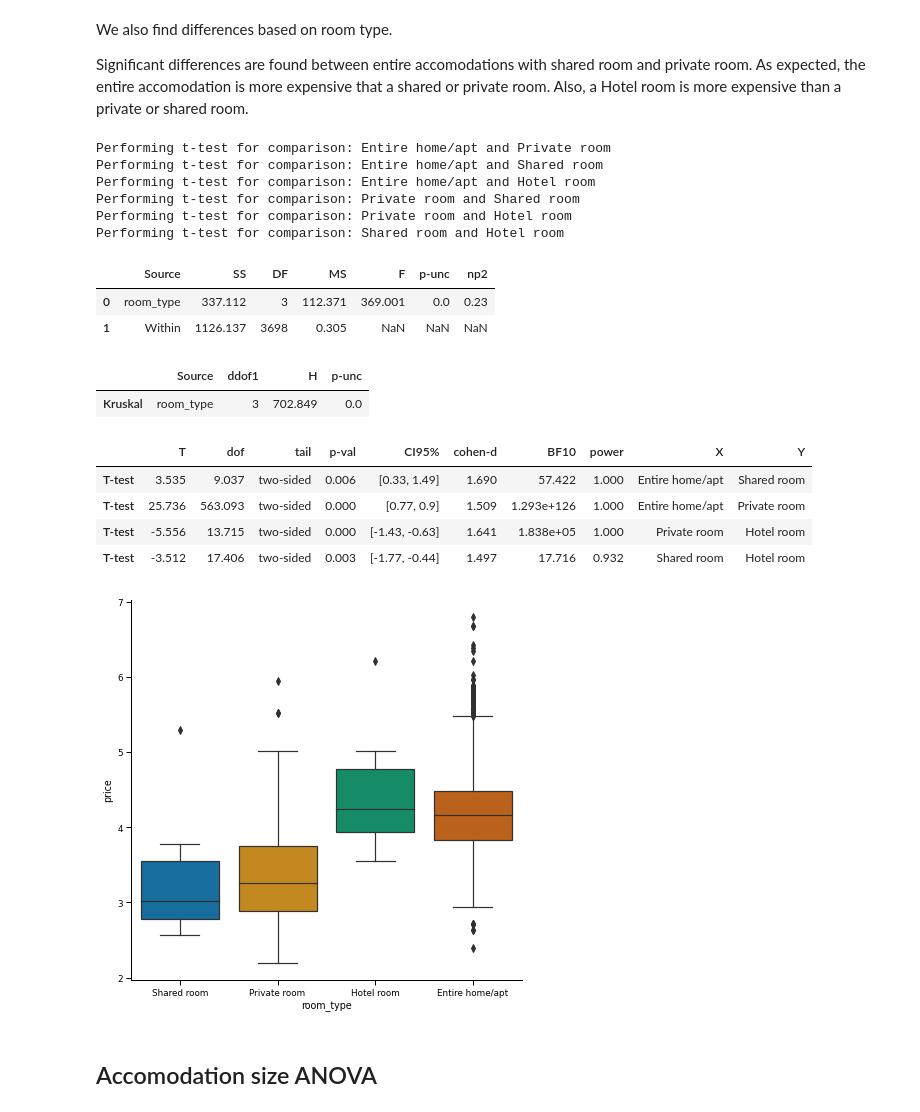
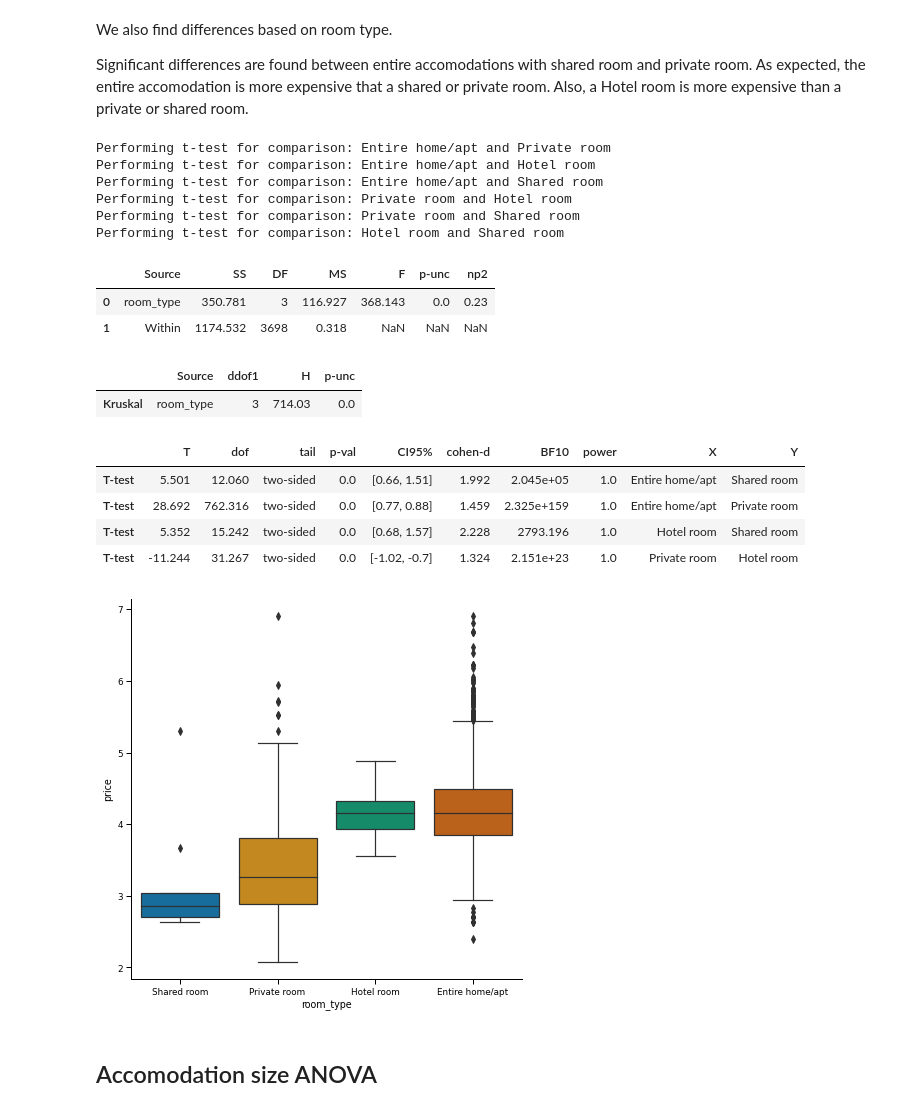
Before and after one commit to sbmoyano/data_science_projects, a Jupyter notebook: Airbnb_Malaga_correlation_regression/airbnb_malaga_supervised_learning_regression.ipynb, the cells around one changed output. Drawn from its saved outputs; the diff is of its cells as text; code cells hidden in the pictures.

```diff
--- a/Airbnb_Malaga_correlation_regression/airbnb_malaga_supervised_learning_regression.ipynb
+++ b/Airbnb_Malaga_correlation_regression/airbnb_malaga_supervised_learning_regression.ipynb
@@ -821,39 +825,39 @@ Significant differences are found between entire accomodations with shared room
 # %%
 # room list
 room_list = train['room_type'].unique().tolist()
 
 # ANOVA and Kruskal-Wallis
 anova_room = pg.anova(train, dv='price', between='room_type', detailed=True, effsize='np2')
 kruskal_room = pg.kruskal(train, dv='price', between='room_type', detailed=True)
 
 # pairwise-comparisons
-ttests = multiple_comparisons(train_X_y, room_list, 'room_type', 'price')
+ttests = multiple_comparisons(train, room_list, 'room_type', 'price')
 sig_comparisons = ttests[ttests['p-val'] <= .05].round(3).sort_values(by=['X', 'T'], ascending=True)
 display(anova_room.round(3), kruskal_room.round(3), sig_comparisons)
 
 # plot boxplot
 fig, ax = plt.subplots(figsize=(7, 7))
 sns.boxplot(x='room_type', y='price', data=train_X_y.sort_values(by=['room_type', 'price'], ascending=False),
             palette='colorblind')
 sns.despine()
 # %% [output]
 Performing t-test for comparison: Entire home/apt and Private room
+Performing t-test for comparison: Entire home/apt and Hotel room
 Performing t-test for comparison: Entire home/apt and Shared room
-Performing t-test for comparison: Entire home/apt and Hotel room
+Performing t-test for comparison: Private room and Hotel room
 Performing t-test for comparison: Private room and Shared room
-Performing t-test for comparison: Private room and Hotel room
-Performing t-test for comparison: Shared room and Hotel room
+Performing t-test for comparison: Hotel room and Shared room
 |  | Source | SS | DF | MS | F | p-unc | np2 |
-| 0 | room_type | 337.112 | 3 | 112.371 | 369.001 | 0.0 | 0.23 |
-| 1 | Within | 1126.137 | 3698 | 0.305 | NaN | NaN | NaN |
+| 0 | room_type | 350.781 | 3 | 116.927 | 368.143 | 0.0 | 0.23 |
+| 1 | Within | 1174.532 | 3698 | 0.318 | NaN | NaN | NaN |
 |  | Source | ddof1 | H | p-unc |
-| Kruskal | room_type | 3 | 702.849 | 0.0 |
+| Kruskal | room_type | 3 | 714.03 | 0.0 |
 |  | T | dof | tail | p-val | CI95% | cohen-d | BF10 | power | X | Y |
-| T-test | 3.535 | 9.037 | two-sided | 0.006 | [0.33, 1.49] | 1.690 | 57.422 | 1.000 | Entire home/apt | Shared room |
-| T-test | 25.736 | 563.093 | two-sided | 0.000 | [0.77, 0.9] | 1.509 | 1.293e+126 | 1.000 | Entire home/apt | Private room |
-| T-test | -5.556 | 13.715 | two-sided | 0.000 | [-1.43, -0.63] | 1.641 | 1.838e+05 | 1.000 | Private room | Hotel room |
-| T-test | -3.512 | 17.406 | two-sided | 0.003 | [-1.77, -0.44] | 1.497 | 17.716 | 0.932 | Shared room | Hotel room |
+| T-test | 5.501 | 12.060 | two-sided | 0.0 | [0.66, 1.51] | 1.992 | 2.045e+05 | 1.0 | Entire home/apt | Shared room |
+| T-test | 28.692 | 762.316 | two-sided | 0.0 | [0.77, 0.88] | 1.459 | 2.325e+159 | 1.0 | Entire home/apt | Private room |
+| T-test | 5.352 | 15.242 | two-sided | 0.0 | [0.68, 1.57] | 2.228 | 2793.196 | 1.0 | Hotel room | Shared room |
+| T-test | -11.244 | 31.267 | two-sided | 0.0 | [-1.02, -0.7] | 1.324 | 2.151e+23 | 1.0 | Private room | Hotel room |
-[figure, old version]
+[figure, new version]
 # %% [markdown]
 ## Accomodation size ANOVA
 # %% [markdown]
```
Also changed, not shown: parts of 55 cells of this notebook, 1 other file.
